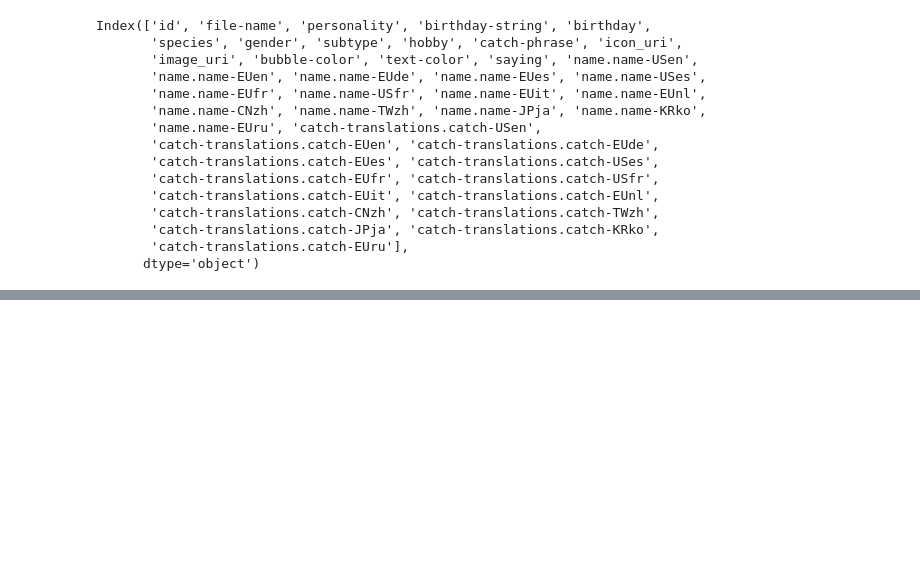
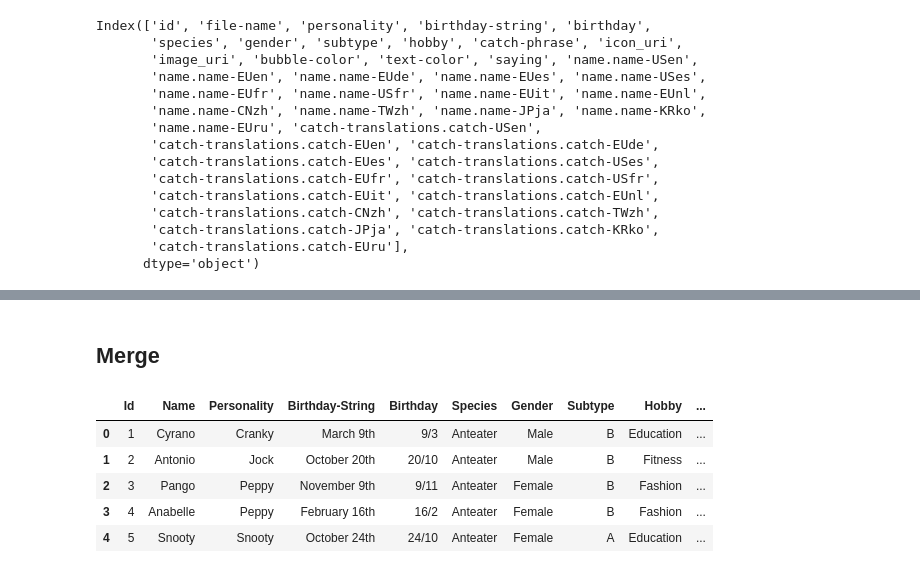
Before and after one commit to slee502/AnimalCrossing_Villager_Popularity, a Jupyter notebook: Villager_Popularity_Analysis.ipynb, the cells around one changed output, grey strips where cells are left out. Drawn from its saved outputs; the diff is of its cells as text; code cells hidden in the pictures; blank space fills up the shorter version.

```diff
--- a/Villager_Popularity_Analysis.ipynb
+++ b/Villager_Popularity_Analysis.ipynb
@@ -109,0 +226,5 @@ poster.head()
+# %%
+# change all column names to title case
+popularity.columns = popularity.columns.str.title()
+# verify
+popularity.head()
@@ -109,0 +287,12 @@ poster.head()
+# %%
+# change names in popularity dataframe to match names in villagers dataframe
+popularity['Name'] = popularity['Name'].replace(['WartJr'],"Wart Jr.")
+popularity['Name'] = popularity['Name'].replace(['Buck(Brows)'],"Buck")
+popularity['Name'] = popularity['Name'].replace(['Crackle(Spork)'],"Spork")
+popularity['Name'] = popularity['Name'].replace(['OHare'],"O\'Hare")
+popularity['Name'] = popularity['Name'].replace(['Renee'],"Renée")
+# %%
+# keep only rows in popularity where the Name is also present in villagers
+popularity = popularity[popularity['Name'].isin(villagers['Name'])]
+#check number of remaining rows to see if it matches villagers(391)
+popularity.info()
@@ -109,0 +344,12 @@ poster.head()
+# %% [markdown]
+## Merge
+# %%
+merged_df = villagers.merge(popularity, on='Name', how='inner')
+merged_df.head()
+# %% [output]
+|  | Id | Name | Personality | Birthday-String | Birthday | Species | Gender | Subtype | Hobby | ... |
+| 0 | 1 | Cyrano | Cranky | March 9th | 9/3 | Anteater | Male | B | Education | ... |
+| 1 | 2 | Antonio | Jock | October 20th | 20/10 | Anteater | Male | B | Fitness | ... |
+| 2 | 3 | Pango | Peppy | November 9th | 9/11 | Anteater | Female | B | Fashion | ... |
+| 3 | 4 | Anabelle | Peppy | February 16th | 16/2 | Anteater | Female | B | Fashion | ... |
+| 4 | 5 | Snooty | Snooty | October 24th | 24/10 | Anteater | Female | A | Education | ... |
```
Also changed, not shown: parts of 37 cells of this notebook.
